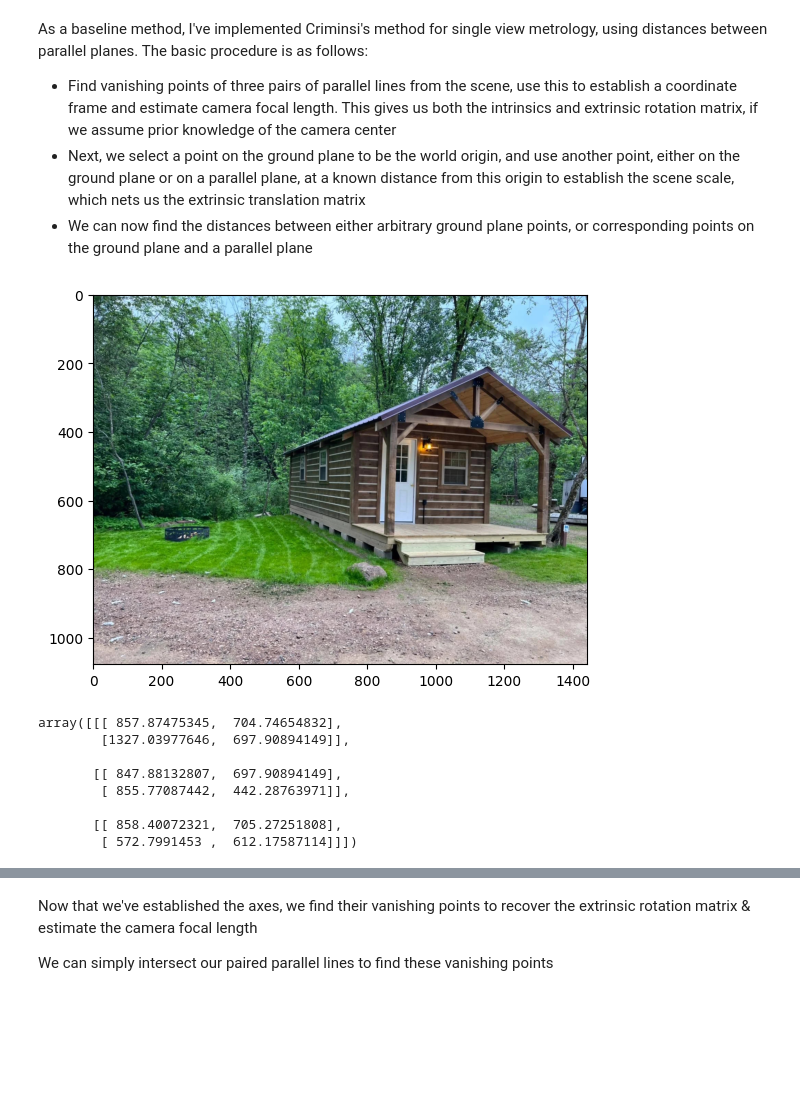
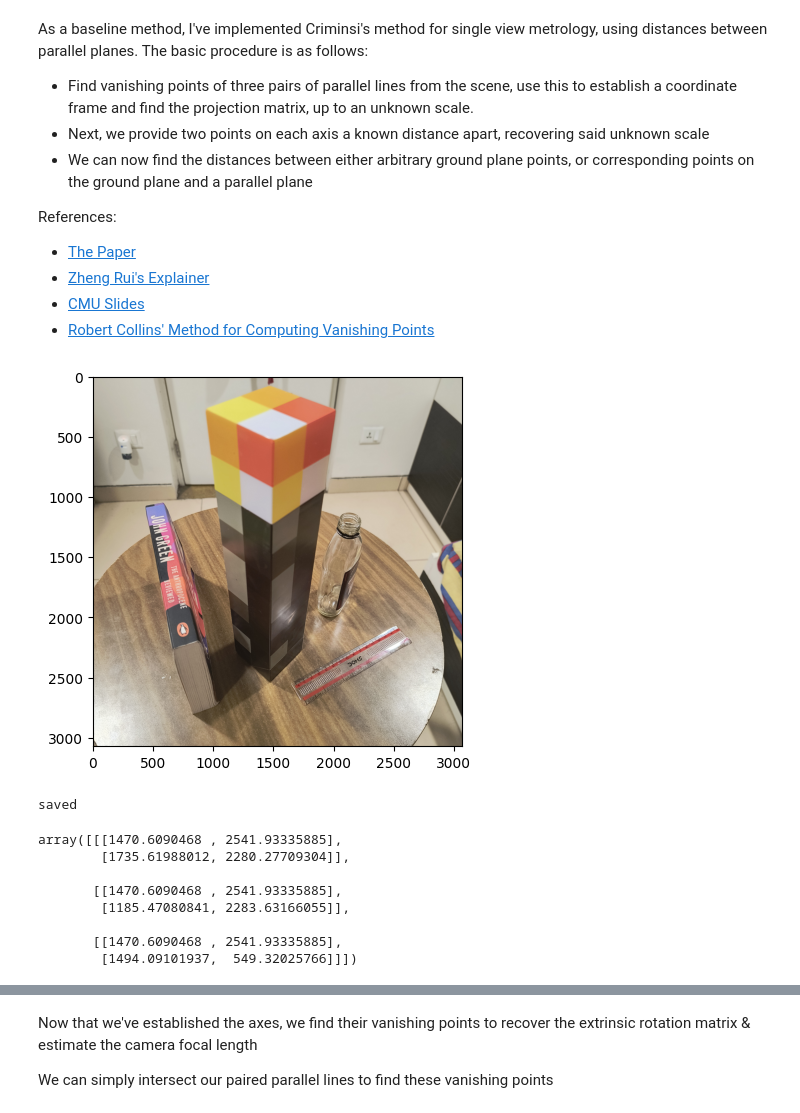
Before and after one commit to SantriptaSharma/cv-project, a Jupyter notebook: 1-criminsi.ipynb, the cells around one changed output, grey strips where cells are left out. Saved outputs shown, nothing was run; the diff lists cells and outputs as text; code cells hidden in the pictures; blank space fills up the shorter version.

Commit message:
complete: criminsi (minus... structuring the code properly)

```diff
--- a/1-criminsi.ipynb
+++ b/1-criminsi.ipynb
@@ -1,20 +1,27 @@
 # %% [markdown]
 As a baseline method, I've implemented Criminsi's method for single view metrology, using distances between parallel planes. The basic procedure is as follows:
 
-- Find vanishing points of three pairs of parallel lines from the scene, use this to establish a coordinate frame and estimate camera focal length. This gives us both the intrinsics and extrinsic rotation matrix, if we assume prior knowledge of the camera center
-- Next, we select a point on the ground plane to be the world origin, and use another point, either on the ground plane or on a parallel plane, at a known distance from this origin to establish the scene scale, which nets us the extrinsic translation matrix
+- Find vanishing points of three pairs of parallel lines from the scene, use this to establish a coordinate frame and find the projection matrix, up to an unknown scale.
+- Next, we provide two points on each axis a known distance apart, recovering said unknown scale
 - We can now find the distances between either arbitrary ground plane points, or corresponding points on the ground plane and a parallel plane
+
+References:
+- [The Paper](papers/Criminsi-SVM.pdf)
+- [Zheng Rui's Explainer](https://zhengrui.github.io/former/singleviewmetrology.html)
+- [CMU Slides](https://www.cs.cmu.edu/~ph/869/www/notes/criminisi.pdf)
+- [Robert Collins' Method for Computing Vanishing Points](https://www.cs.cmu.edu/~ph/869/www/notes/vanishing.txt)
 # %%
 import matplotlib.pyplot as plt
 import numpy as np
 import cv2 as cv
 
 %matplotlib inline
 
-img = cv.imread("images/test7.jpg")
+name = "torch_2"
+img = cv.imread(f"data/{name}.jpg")
 
 _ = plt.imshow(cv.cvtColor(img, cv.COLOR_BGR2RGB))
 # %% [output]
-[figure, old version]
+[figure, new version]
 # %%
 get_color = lambda i: (127 * (i % 3), 127 * ((i + 1) % 3), 127 * ((i + 2) % 3))
@@ -21,10 +35,9 @@ get_color = lambda i: (127 * (i % 3), 127 * ((i + 1) % 3), 127 * ((i + 2) % 3))
 # %%
-# each xi, yi, zi is a line (two points)
-# (x1, x2) || (x3, x4), (y1, y2) || (y3, y4), (z1, z2) || (z3, z4)
+# (x1, x2) || (x3, x4), (y1, y2) || (y3, y4) for ref plane, (z1, z2) || (z3, z4) for height
 %matplotlib Qt
 
 plt.imshow(cv.cvtColor(img, cv.COLOR_BGR2RGB))
-pts = plt.ginput(12, 500)
+pts = plt.ginput(12, 5000)
 
 parallel_lines = np.zeros((3, 2, 2, 2))
 
@@ -35,18 +48,24 @@ for i in range(6):
 	parallel_lines[dim][line][0] = np.array(pts[i * 2])
 	parallel_lines[dim][line][1] = np.array(pts[i * 2 + 1])
 
-np.save("criminsi_data/test7_parallel_lines.npy", parallel_lines)
+y = input("type y to save:")
+
+if (y.lower())[0] == "y":
+	np.save(f"criminsi_data/{name}_parallel_lines.npy", parallel_lines)
+	print("saved")
+# %% [output]
+saved
 # %%
-parallel_lines = np.load("criminsi_data/test7_parallel_lines.npy")
+parallel_lines = np.load(f"criminsi_data/{name}_parallel_lines.npy")
+
 axes = parallel_lines[:, 0, :]
-
 axes
 # %% [output]
-array([[[ 857.87475345,  704.74654832],
-        [1327.03977646,  697.90894149]],
+array([[[1470.6090468 , 2541.93335885],
+        [1735.61988012, 2280.27709304]],
 
-       [[ 847.88132807,  697.90894149],
-        [ 855.77087442,  442.28763971]],
+       [[1470.6090468 , 2541.93335885],
+        [1185.47080841, 2283.63166055]],
 
-       [[ 858.40072321,  705.27251808],
-        [ 572.7991453 ,  612.17587114]]])
+       [[1470.6090468 , 2541.93335885],
+        [1494.09101937,  549.32025766]]])
```
Also changed, not shown: parts of 40 cells of this notebook, 19 other files.
